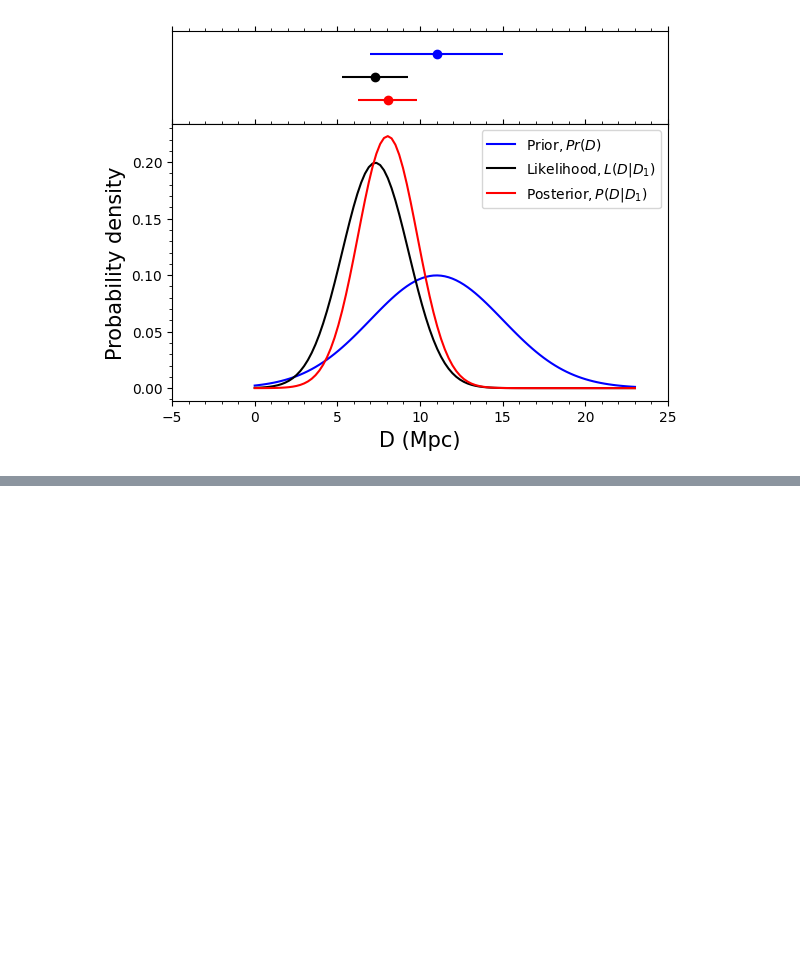
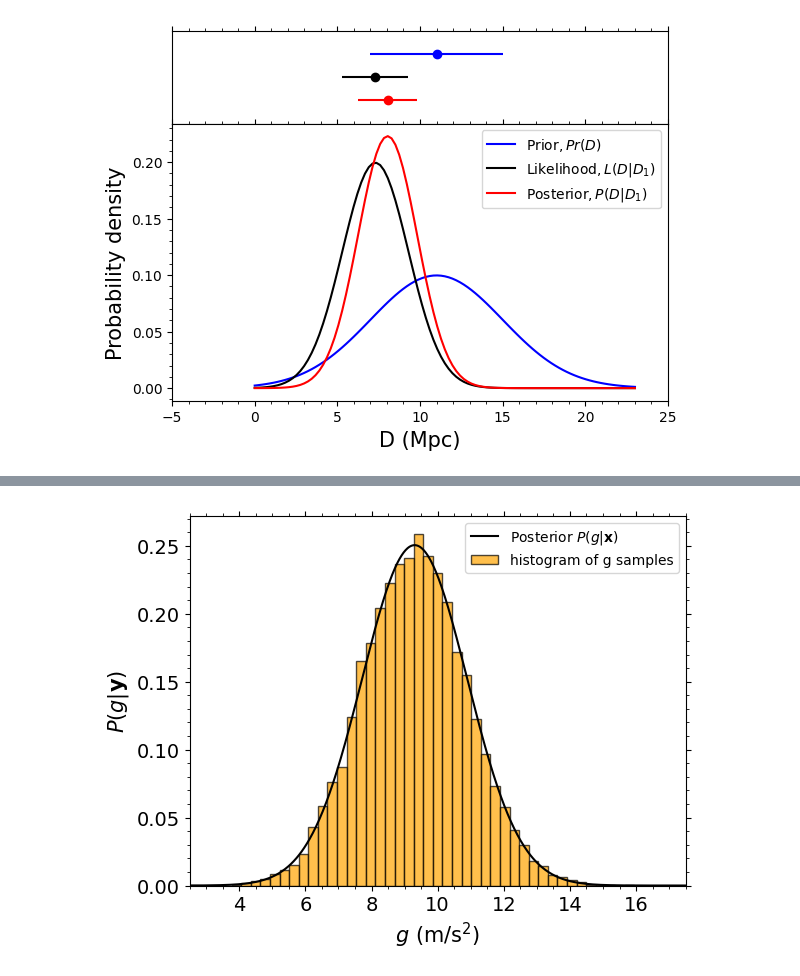
Before and after one commit to enigma-igm/Phys29, a Jupyter notebook: Phys29/lectures/Week9/01_fitting_data.ipynb, the cells around one changed output, grey strips where cells are left out. Saved outputs shown, nothing was run; the diff lists cells and outputs as text; code cells hidden in the pictures; blank space fills up the shorter version.

```diff
--- a/Phys29/lectures/Week9/01_fitting_data.ipynb
+++ b/Phys29/lectures/Week9/01_fitting_data.ipynb
@@ -383,0 +512,32 @@ ax.legend(loc='upper left', fontsize=12)
+# %%
+# Generate a set of random samples from the CDF
+nsamp = 10000
+cdf_inverse = interpolate.interp1d(cdf, g_values)
+uniform_samples = rng.uniform(0, 1, nsamp)
+g_samples = cdf_inverse(uniform_samples)
+
+# Make a histogram of the samples on top of the posterior to verify it worked
+fig, ax = plt.subplots()
+
+
+# Compute the probability density, P(y), of the y_samples using np.histogram
+bins = np.linspace(0, 20, 70)
+Pofg_hist, _ = np.histogram(g_samples, bins=bins, density=True)
+
+# Plot the histogram
+plt.bar(bins[:-1], Pofg_hist, width=np.diff(bins), align='edge', color='orange', alpha=0.7, edgecolor='black', label='histogram of g samples')
+# Plot the posterior distribution in the lower subplot
+plt.plot(g_values, Pofg, color='k', label=r'Posterior $P(g|\mathbf{x})$')
+
+plt.xlabel(r'$g~({\rm m/s^2})$', fontsize=15)
+plt.ylabel(r'$P(g|\mathbf{y})$', fontsize=15)
+plt.xlim(2.5, 17.5)
+# Some tick mark things
+plt.tick_params(which='both', bottom=True, top=True, left=True, right=True, labelbottom=True, labeltop=False, labelsize=14)
+plt.gca().xaxis.set_minor_locator(AutoMinorLocator())
+plt.gca().yaxis.set_minor_locator(AutoMinorLocator())
+plt.legend(loc='upper right', fontsize=10)
+
+plt.show()
+# %% [output]
+[figure, added]
```
Also changed, not shown: parts of 21 cells of this notebook.
